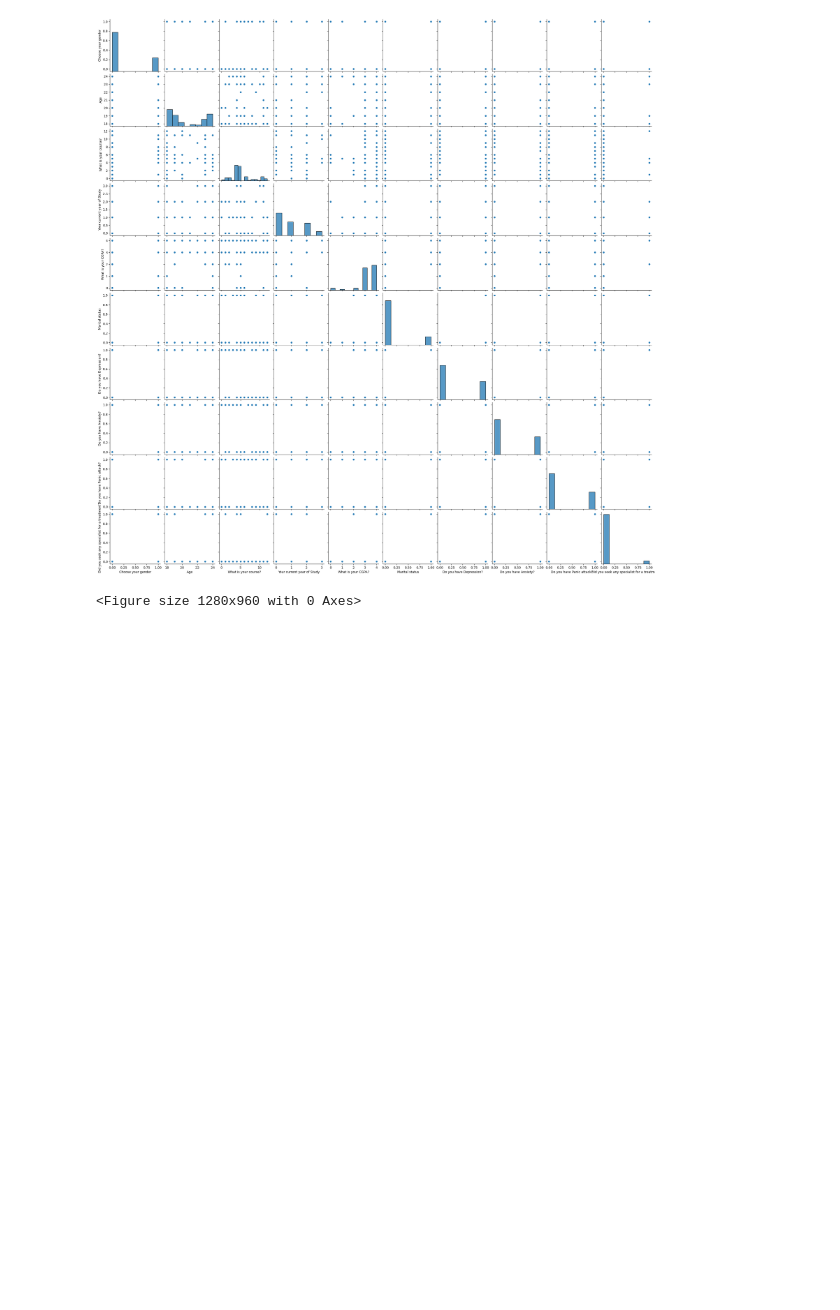
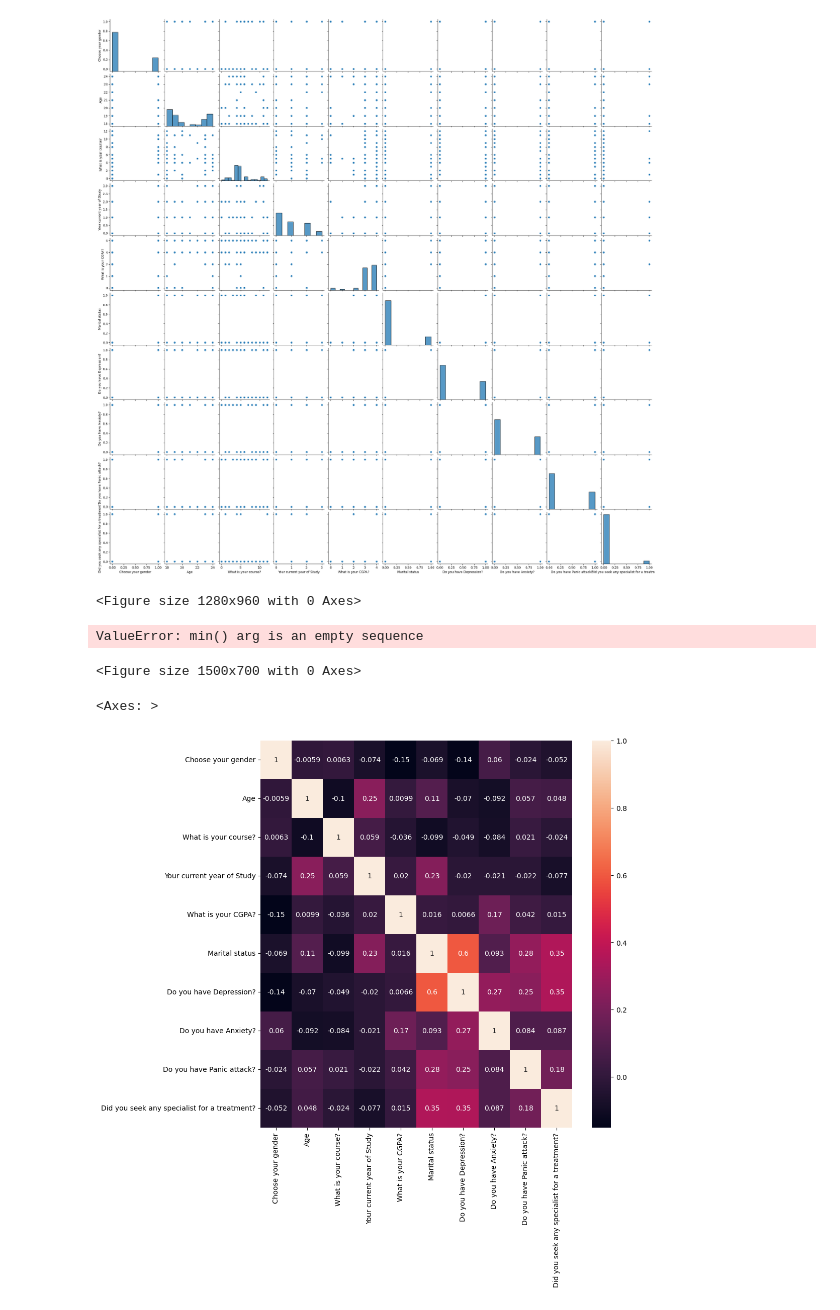
Before and after one commit to Saifix/Mental-Health---Deep-Learning, a Jupyter notebook: Main.ipynb, the cells around one changed output. Cells and saved outputs as stored; diff of their text form; code cells hidden in the pictures; blank space fills up the shorter version.

Commit message:
Graph Generation

```diff
--- a/Main.ipynb
+++ b/Main.ipynb
@@ -299,3 +321,17 @@ fig.show()
+# %%
+plt.figure(figsize=(15, 7))
+chart = sns.countplot(x = 'Age', data = dataset[dataset['Do you have Depression?'] == 2])
+chart.set_xticklabels(chart.get_xticklabels(), rotation=45, horizontalalignment='right')
+# %% [output]
+ValueError: min() arg is an empty sequence
+<Figure size 1500x700 with 0 Axes>
+# %%
+corrmat= dataset.corr()
+plt.figure(figsize=(10,10))
+sns.heatmap(corrmat,annot=True, cmap=None)
+# %% [output]
+<Axes: >
+[figure, added]
 # %%
 #dataset.to_csv('new_file.csv', index=False)
 
```
Also changed, not shown: parts of 2 cells of this notebook.
